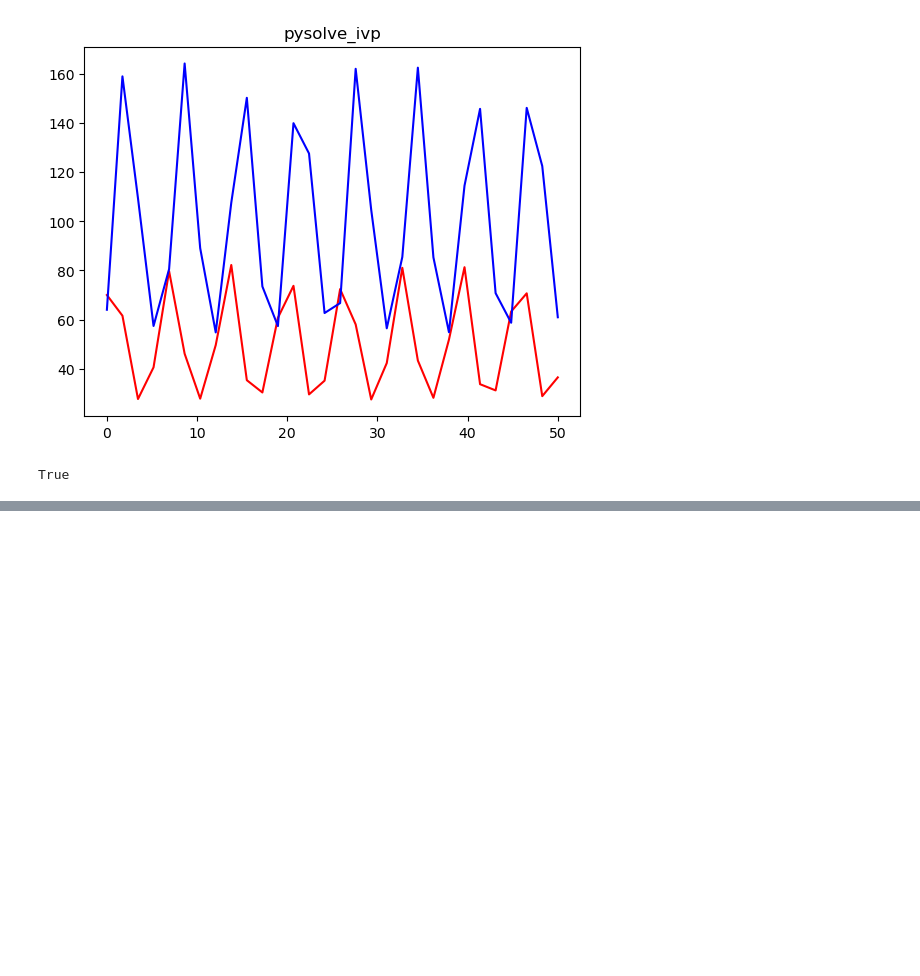
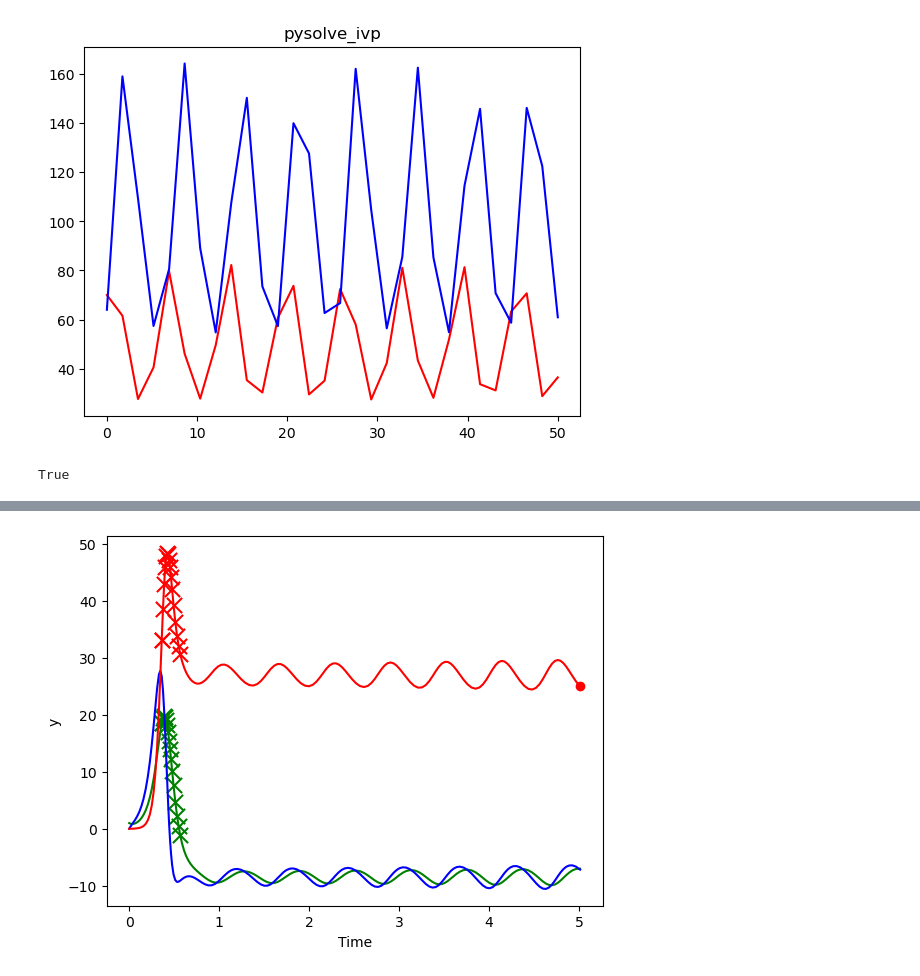
Before and after one commit to jrenaud90/CyRK, a Jupyter notebook: Demos/1 - Getting Started.ipynb, the cells around one changed output, grey strips where cells are left out. Cells and saved outputs as stored; diff of their text form; code cells hidden in the pictures; blank space fills up the shorter version.

```diff
--- a/Demos/1 - Getting Started.ipynb
+++ b/Demos/1 - Getting Started.ipynb
@@ -540,0 +543,86 @@ True
+# %%
+import numpy as np
+from scipy.integrate import solve_ivp
+import matplotlib.pyplot as plt
+
+terminate = True
+
+# Example with SciPy
+def event_func_1(t, y, a, b, c):
+
+    # Check if t greater than or equal to 5.0
+    if t >= 5.0:
+        return 0.0
+    else:
+        return 1.0
+
+def event_func_2(t, y, a, b, c):
+
+    # Check y values.
+    # In the time span [0,10]:
+    #    y_0  starts at 1, spikes then goes below zero and oscillates with a min below -10. Have this return if y_0 < -10
+    if y[0] < -10.0:
+        return 0.0
+    elif y[2] > 30.0:
+        return 0.0
+    else:
+        return 1.0
+
+
+def event_func_3(t, y, a, b, c):
+
+    # We won't actually use the args but lets just check they are correct.
+    args_correct = False
+    if a == 10.0 and b == 28.0 and c == 8.0 / 3.0:
+        args_correct = True
+
+    # Then return events if args are correct and t greater than 8
+    if args_correct:
+        return 0.0
+    else:
+        return 1.0
+
+def lorenz_diffeq(t, y, a, b, c):
+    # Unpack y
+    y0 = y[0]
+    y1 = y[1]
+    y2 = y[2]
+
+    dy = np.empty(3, dtype=np.float64)
+
+    dy[0] = a * (y1 - y0)
+    dy[1] = y0 * (b - y2) - y1
+    dy[2] = y0 * y1 - c * y2
+    return dy
+
+event_func_1.direction = 0
+event_func_1.terminal = 10000
+if terminate:
+    event_func_1.terminal = 1
+event_func_2.direction = 0
+event_func_2.terminal = 10000
+event_func_3.direction = 0
+event_func_3.terminal = 10000
+
+
+time_span = (0.0, 10.0)
+y0 = np.asarray([1.0, 0.0, 0.0])
+args = (10.0, 28.0, 8.0/3.0)
+solution = solve_ivp(lorenz_diffeq, time_span, y0, method="RK45",
+                     args=args, rtol=1.0e-6, atol=1.0e-6, t_eval=None, dense_output=False,
+                     events=(event_func_1, event_func_2, event_func_3))
+
+fig, ax = plt.subplots()
+ax.plot(solution.t, solution.y[0], label='y0', c='g')
+ax.plot(solution.t, solution.y[1], label='y1', c='b')
+ax.plot(solution.t, solution.y[2], label='y2', c='r')
+# Event 1 will be dots.
+ax.scatter(solution.t_events[0], solution.y_events[0][:, 2], c='r', marker='o')
+# Event 2 will be X's
+ax.scatter(solution.t_events[1], solution.y_events[1][:, 0], c='g', marker='x', s=120)
+ax.scatter(solution.t_events[1], solution.y_events[1][:, 2], c='r', marker='x', s=120)
+# Event 3 we won't plot because it should be every point.
+ax.set(xlabel='Time', ylabel='y')
+plt.show()
+# %% [output]
+[figure, added]
```
Also changed, not shown: parts of 2 cells of this notebook, 4 other files.
